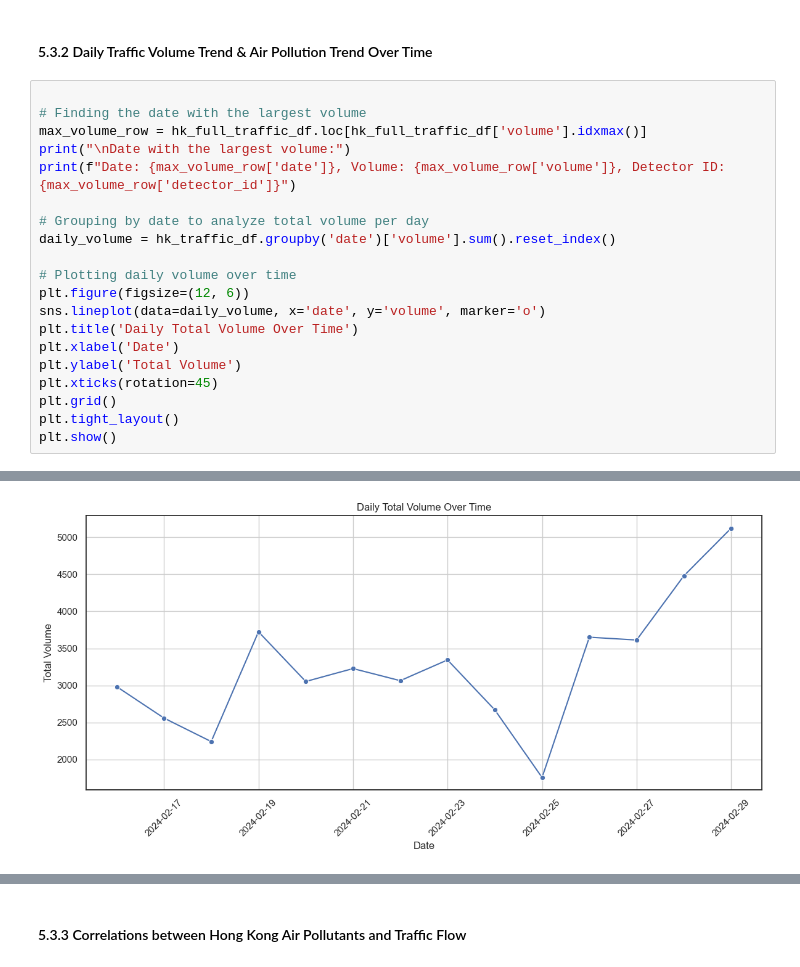
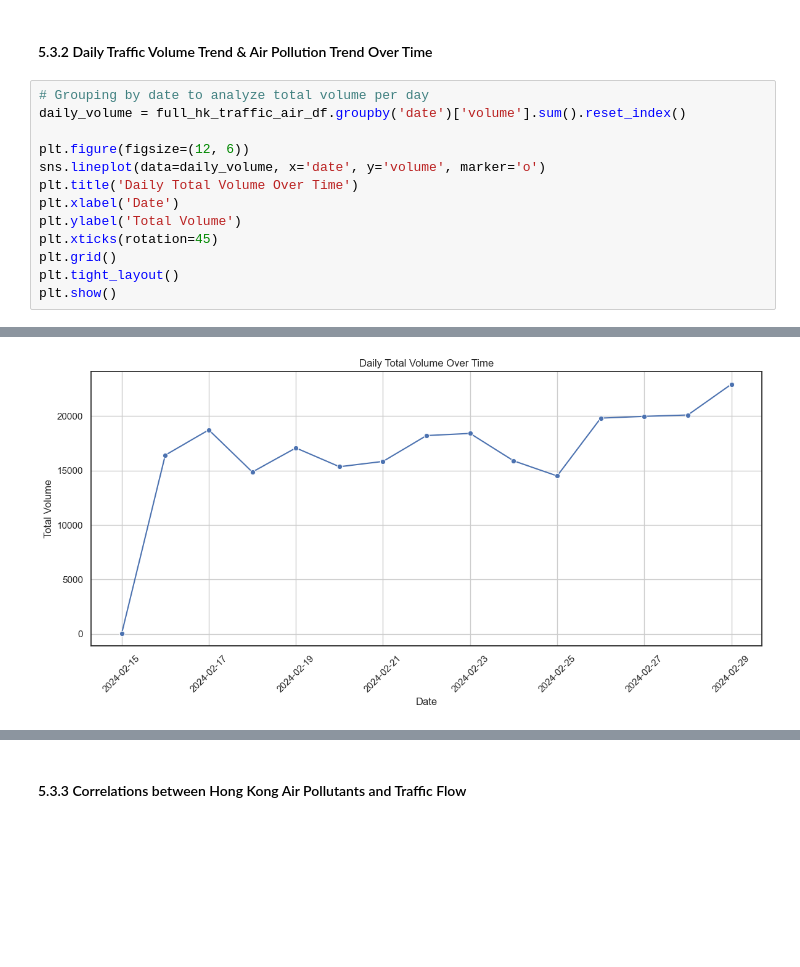
Before and after one commit to linxianying/G12_GuidedProject, a Jupyter notebook: traffic_air_sg.ipynb, the cells around one changed output, grey strips where cells are left out. Cells and saved outputs as stored; diff of their text form; blank space fills up the shorter version.

```diff
--- a/traffic_air_sg.ipynb
+++ b/traffic_air_sg.ipynb
@@ -1717,16 +1717,9 @@ plt.show()
 # %% [markdown]
 #### 5.3.2 Daily Traffic Volume Trend & Air Pollution Trend Over Time
 # %%
+# Grouping by date to analyze total volume per day
+daily_volume = full_hk_traffic_air_df.groupby('date')['volume'].sum().reset_index()
 
-# Finding the date with the largest volume
-max_volume_row = hk_full_traffic_df.loc[hk_full_traffic_df['volume'].idxmax()]
-print("\nDate with the largest volume:")
-print(f"Date: {max_volume_row['date']}, Volume: {max_volume_row['volume']}, Detector ID: {max_volume_row['detector_id']}")
-
-# Grouping by date to analyze total volume per day
-daily_volume = hk_traffic_df.groupby('date')['volume'].sum().reset_index()
-
-# Plotting daily volume over time
 plt.figure(figsize=(12, 6))
 sns.lineplot(data=daily_volume, x='date', y='volume', marker='o')
 plt.title('Daily Total Volume Over Time')
@@ -1742,4 +1733,4 @@ Date: 2024-02-16 00:00:00, Volume: 17, Detector ID: AID20060
-[figure, old version]
+[figure, new version]
 # %%
 melted_df = full_hk_traffic_air_df.melt(id_vars=['date', 'hour'], value_vars=['so2', 'nox', 'no2', 'co', 'o3', 'fsp'],
                     var_name='Pollutant', value_name='summary')
```
Also changed, not shown: parts of 34 cells of this notebook.
